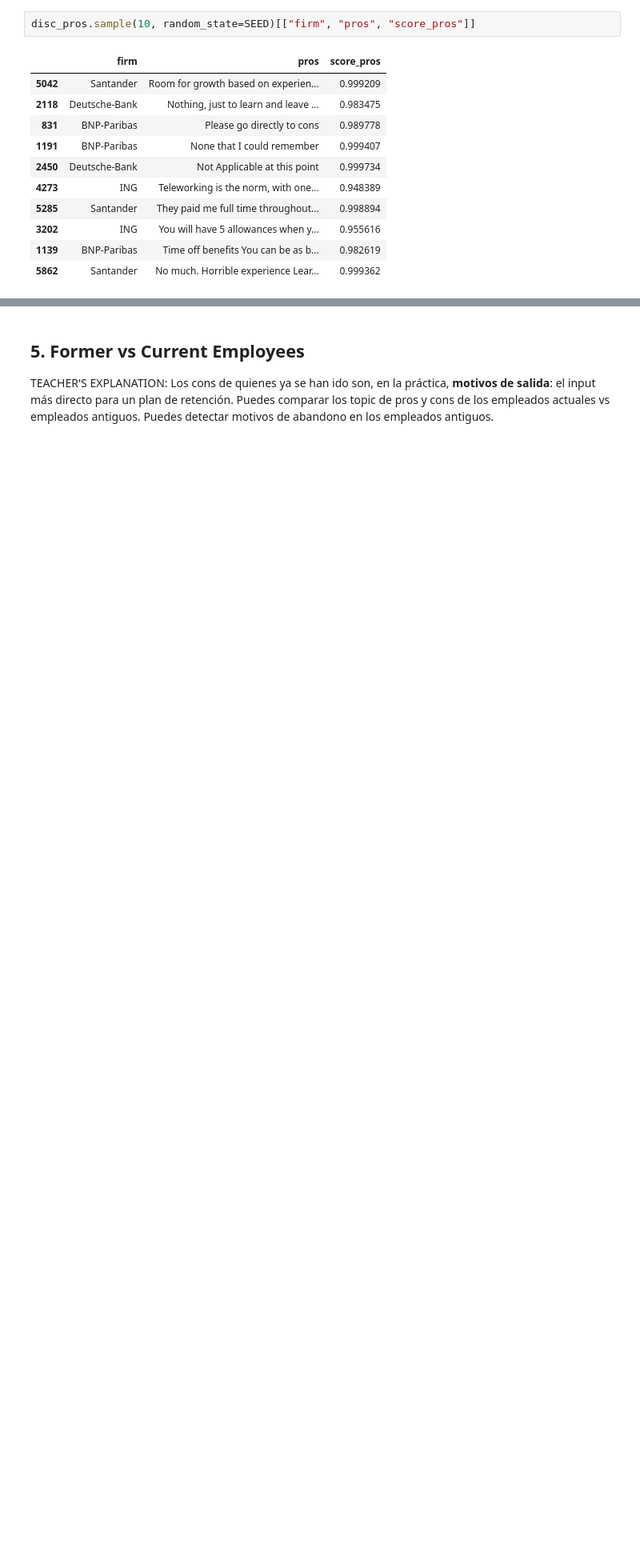
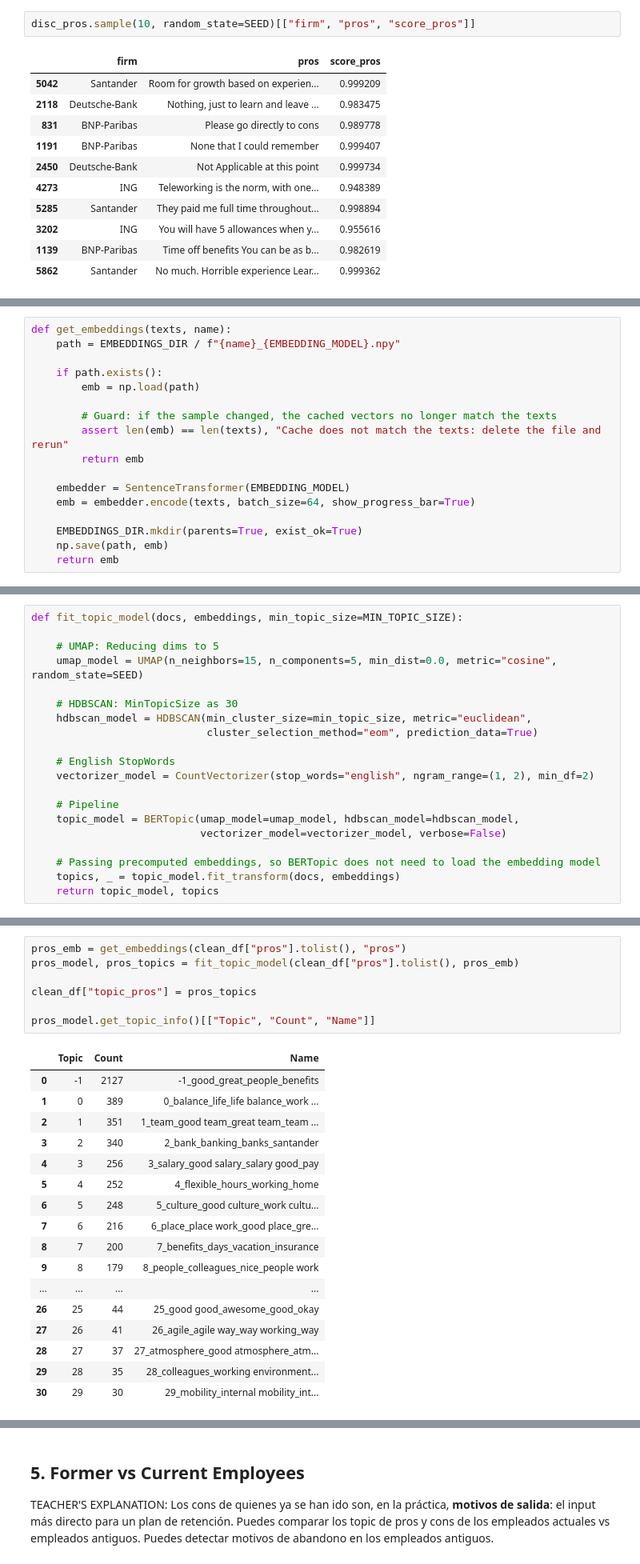
Before and after one commit to rubengil-dev/ING-glasdoor-analysis, a Jupyter notebook: mi_notebook.ipynb, the cells around one changed output, grey strips where cells are left out. Shown at 80% size. Drawn from its saved outputs; the diff is of its cells as text; blank space fills up the shorter version.

Commit message:
Pros Model done. Following: Cons model

```diff
--- a/mi_notebook.ipynb
+++ b/mi_notebook.ipynb
@@ -807,0 +819,17 @@ TEACHER'S EXPLANATION: Podéis usar  BERTopic visto en clase o alguna otra técn
+# %%
+def get_embeddings(texts, name):
+    path = EMBEDDINGS_DIR / f"{name}_{EMBEDDING_MODEL}.npy"
+
+    if path.exists():
+        emb = np.load(path)
+
+        # Guard: if the sample changed, the cached vectors no longer match the texts
+        assert len(emb) == len(texts), "Cache does not match the texts: delete the file and rerun"
+        return emb
+
+    embedder = SentenceTransformer(EMBEDDING_MODEL)
+    emb = embedder.encode(texts, batch_size=64, show_progress_bar=True)
+
+    EMBEDDINGS_DIR.mkdir(parents=True, exist_ok=True)
+    np.save(path, emb)
+    return emb
@@ -807,0 +842,20 @@ TEACHER'S EXPLANATION: Podéis usar  BERTopic visto en clase o alguna otra técn
+# %%
+def fit_topic_model(docs, embeddings, min_topic_size=MIN_TOPIC_SIZE):
+
+    # UMAP: Reducing dims to 5
+    umap_model = UMAP(n_neighbors=15, n_components=5, min_dist=0.0, metric="cosine", random_state=SEED)
+
+    # HDBSCAN: MinTopicSize as 30
+    hdbscan_model = HDBSCAN(min_cluster_size=min_topic_size, metric="euclidean",
+                            cluster_selection_method="eom", prediction_data=True)
+
+    # English StopWords
+    vectorizer_model = CountVectorizer(stop_words="english", ngram_range=(1, 2), min_df=2)
+
+    # Pipeline
+    topic_model = BERTopic(umap_model=umap_model, hdbscan_model=hdbscan_model,
+                           vectorizer_model=vectorizer_model, verbose=False)
+
+    # Passing precomputed embeddings, so BERTopic does not need to load the embedding model
+    topics, _ = topic_model.fit_transform(docs, embeddings)
+    return topic_model, topics
@@ -807,0 +864,25 @@ TEACHER'S EXPLANATION: Podéis usar  BERTopic visto en clase o alguna otra técn
+# %%
+pros_emb = get_embeddings(clean_df["pros"].tolist(), "pros")
+pros_model, pros_topics = fit_topic_model(clean_df["pros"].tolist(), pros_emb)
+
+clean_df["topic_pros"] = pros_topics
+
+pros_model.get_topic_info()[["Topic", "Count", "Name"]]
+# %% [output]
+|  | Topic | Count | Name |
+| 0 | -1 | 2127 | -1_good_great_people_benefits |
+| 1 | 0 | 389 | 0_balance_life_life balance_work ... |
+| 2 | 1 | 351 | 1_team_good team_great team_team ... |
+| 3 | 2 | 340 | 2_bank_banking_banks_santander |
+| 4 | 3 | 256 | 3_salary_good salary_salary good_pay |
+| 5 | 4 | 252 | 4_flexible_hours_working_home |
+| 6 | 5 | 248 | 5_culture_good culture_work cultu... |
+| 7 | 6 | 216 | 6_place_place work_good place_gre... |
+| 8 | 7 | 200 | 7_benefits_days_vacation_insurance |
+| 9 | 8 | 179 | 8_people_colleagues_nice_people work |
+| ... | ... | ... | ... |
+| 26 | 25 | 44 | 25_good good_awesome_good_okay |
+| 27 | 26 | 41 | 26_agile_agile way_way working_way |
+| 28 | 27 | 37 | 27_atmosphere_good atmosphere_atm... |
+| 29 | 28 | 35 | 28_colleagues_working environment... |
+| 30 | 29 | 30 | 29_mobility_internal mobility_int... |
```
Also changed, not shown: parts of 45 cells of this notebook.
